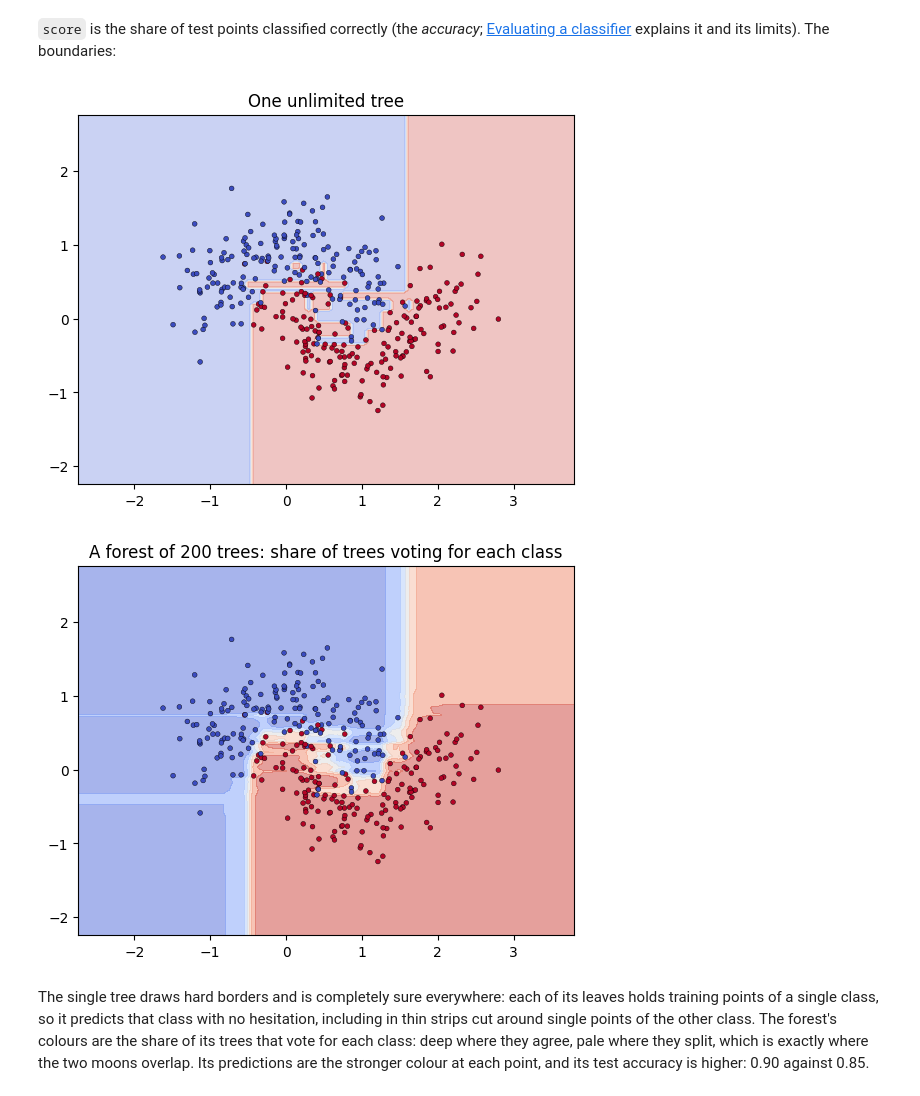
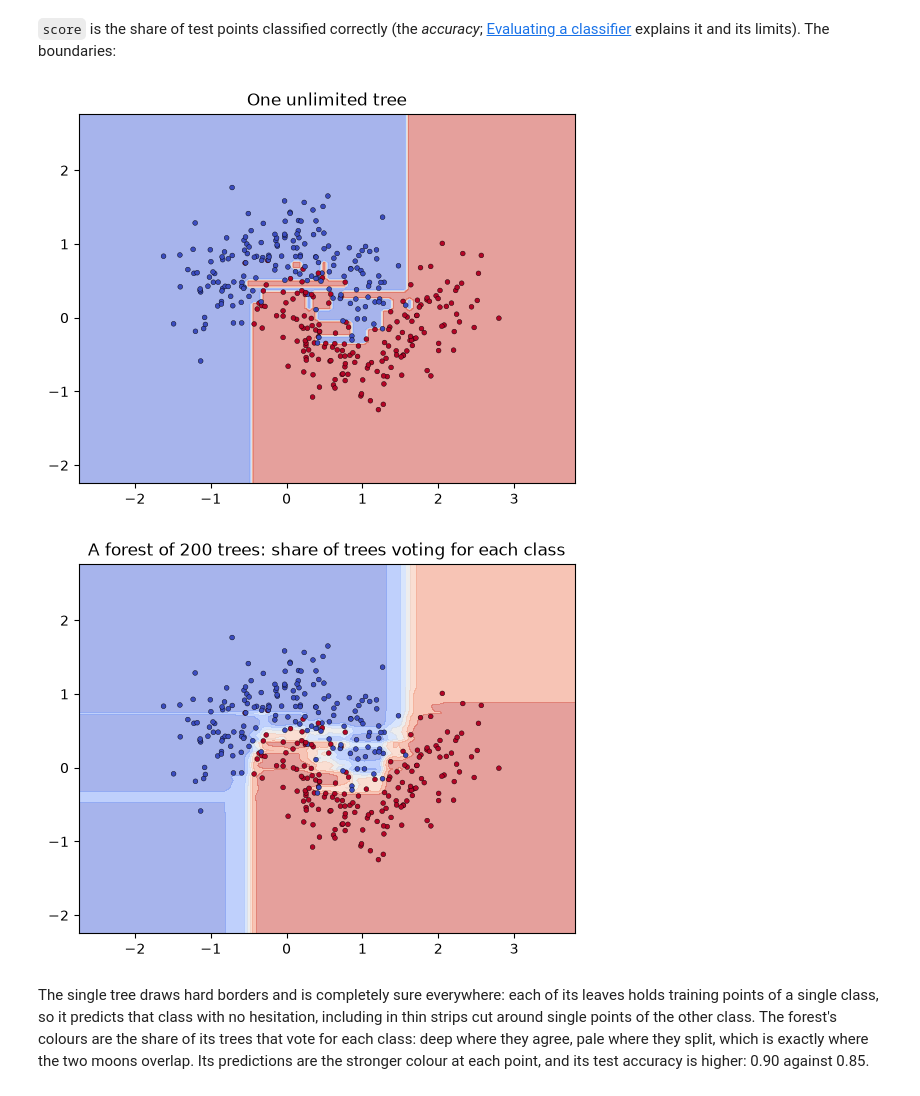
Before and after one commit to avidaldo/ai, a Jupyter notebook: saa/supervised-learning/algorithms/tree-based/random_forests.ipynb, the cells around one changed output. Saved outputs shown, nothing was run; the diff lists cells and outputs as text; code cells hidden in the pictures.

```diff
--- a/saa/supervised-learning/algorithms/tree-based/random_forests.ipynb
+++ b/saa/supervised-learning/algorithms/tree-based/random_forests.ipynb
@@ -205,21 +205,21 @@ forest_classifier = RandomForestClassifier(n_estimators=200, random_state=42).fi
 # %%
 from sklearn.inspection import DecisionBoundaryDisplay
 
 
-def plot_boundary(classifier, title, response_method):
-    DecisionBoundaryDisplay.from_estimator(classifier, X_moons, response_method=response_method, alpha=0.3, cmap="coolwarm")
+def plot_boundary(classifier, title):
+    DecisionBoundaryDisplay.from_estimator(classifier, X_moons, response_method='predict_proba', alpha=0.5, cmap="coolwarm")
     plt.scatter(X_moons_train[:, 0], X_moons_train[:, 1], c=y_moons_train, s=12, cmap="coolwarm", edgecolors="k", linewidths=0.3)
     plt.title(title)
     plt.show()
 
 
-plot_boundary(tree_classifier, "One unlimited tree", "predict")
+plot_boundary(tree_classifier, "One unlimited tree")
 # %% [output]
-[figure, old version]
+[figure, new version]
 # %%
-plot_boundary(forest_classifier, "A forest of 200 trees: share of trees voting for each class", "predict_proba")
+plot_boundary(forest_classifier, "A forest of 200 trees: share of trees voting for each class")
 # %% [output]
-[figure, old version]
+[figure, new version]
 # %% [markdown]
 The single tree draws hard borders and is completely sure everywhere: each of its leaves holds training points of a single class, so it predicts that class with no hesitation, including in thin strips cut around single points of the other class. The forest's colours are the share of its trees that vote for each class: deep where they agree, pale where they split, which is exactly where the two moons overlap. Its predictions are the stronger colour at each point, and its test accuracy is higher: 0.90 against 0.85.
 # %% [markdown]
```
Also changed, not shown: parts of 3 cells of this notebook.
